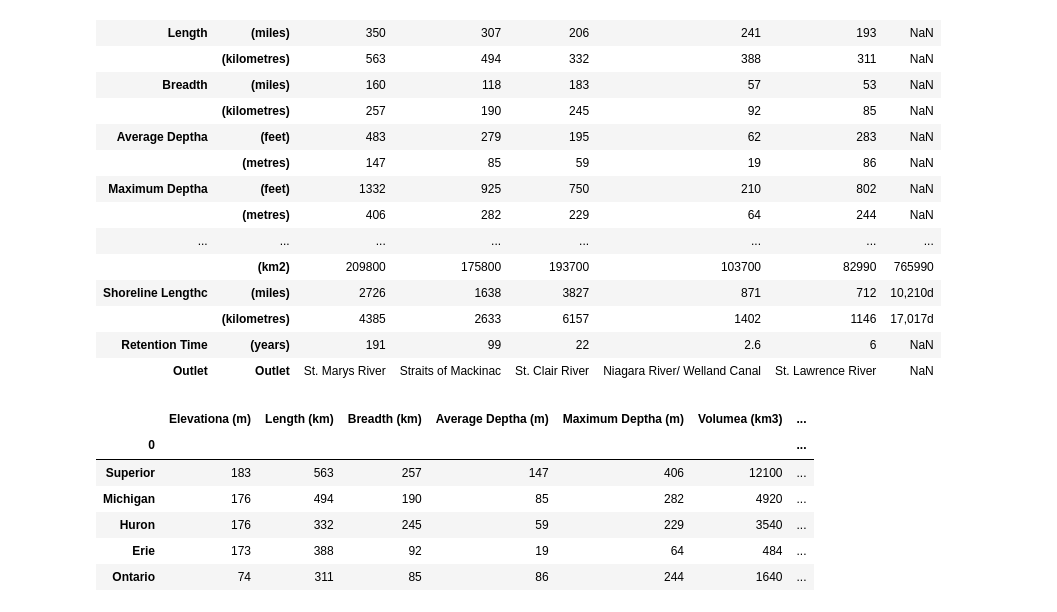
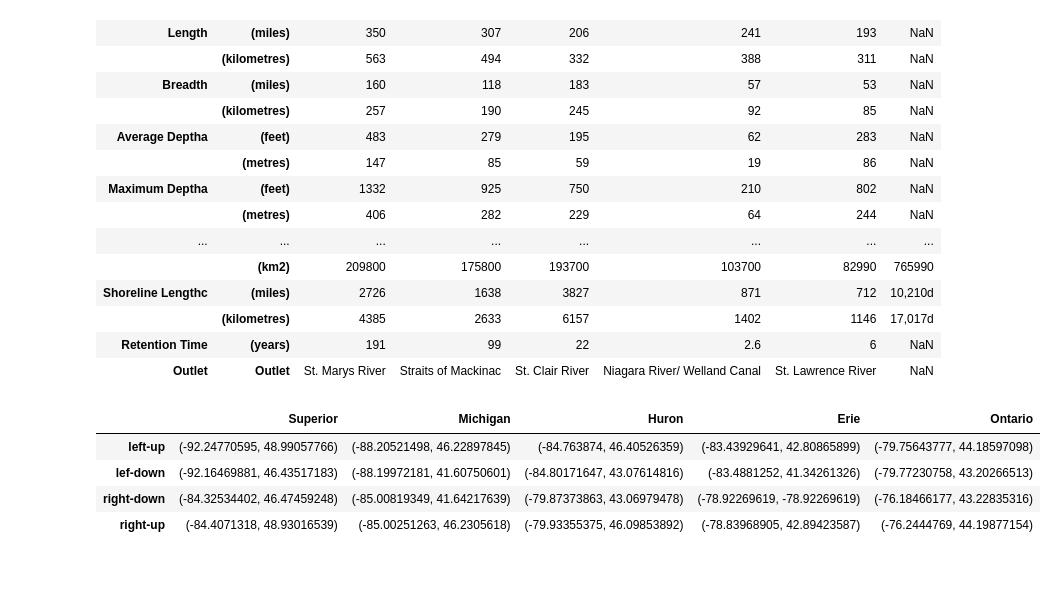
Before and after one commit to JansenKat/SMMBBGKJ-TTH-Prj1, a Jupyter notebook: notebooks/lake_stats.ipynb, the cells around one changed output. Saved outputs shown, nothing was run; the diff lists cells and outputs as text; code cells hidden in the pictures; blank space fills up the shorter version.

Commit message:
long and lat dataframe added to lake_stats

```diff
--- a/notebooks/lake_stats.ipynb
+++ b/notebooks/lake_stats.ipynb
@@ -40,18 +39,3 @@ df_lakes
 |  | (kilometres) | 4385 | 2633 | 6157 | 1402 | 1146 | 17,017d |
 | Retention Time | (years) | 191 | 99 | 22 | 2.6 | 6 | NaN |
 | Outlet | Outlet | St. Marys River | Straits of Mackinac | St. Clair River | Niagara River/ Welland Canal | St. Lawrence River | NaN |
-# %%
-metric_lakes = df_lakes.drop(['(feet)','(miles)','(cu. miles)','(sq. mi.)'],level='Unit').drop(axis=1,columns=['Totals'])
-metric_lakes = metric_lakes.transpose()
-metric_lakes.columns = [' '.join(col).strip()\
-                        .replace('metres','m').replace('kilo','k').replace('years','yr')
-                        for col in metric_lakes.columns.values]
-metric_lakes
-# %% [output]
-|  | Elevationa (m) | Length (km) | Breadth (km) | Average Deptha (m) | Maximum Deptha (m) | Volumea (km3) | ... |
-| 0 |  |  |  |  |  |  | ... |
-| Superior | 183 | 563 | 257 | 147 | 406 | 12100 | ... |
-| Michigan | 176 | 494 | 190 | 85 | 282 | 4920 | ... |
-| Huron | 176 | 332 | 245 | 59 | 229 | 3540 | ... |
-| Erie | 173 | 388 | 92 | 19 | 64 | 484 | ... |
-| Ontario | 74 | 311 | 85 | 86 | 244 | 1640 | ... |
@@ -59,0 +42,19 @@ metric_lakes.to_csv(os.path.join('..','data_files','clean_data','lake_stats.csv'
+# %%
+# initialise data of lists.
+data = {'Superior':[(-92.24770595,48.99057766), (-92.16469881,46.43517183), (-84.32534402,46.47459248), (-84.4071318,48.93016539)],
+        'Michigan':[(-88.20521498,46.22897845), (-88.19972181,41.60750601), (-85.00819349, 41.64217639), (-85.00251263,46.2305618)],
+        'Huron':[(-84.763874,46.40526359), (-84.80171647,43.07614816), (-79.87373863,43.06979478), (-79.93355375,46.09853892)],
+        'Erie':[(-83.43929641,42.80865899), (-83.4881252,41.34261326),(-78.92269619,-78.92269619), (-78.83968905,42.89423587)],
+        'Ontario':[(-79.75643777,44.18597098), (-79.77230758,43.20266513), (-76.18466177,43.22835316), (-76.2444769,44.19877154)]}
+
+# Creates pandas DataFrame.
+df = pd.DataFrame(data, index =['left-up', 'lef-down', 'right-down', 'right-up'])
+
+# print the data
+df
+# %% [output]
+|  | Superior | Michigan | Huron | Erie | Ontario |
+| left-up | (-92.24770595, 48.99057766) | (-88.20521498, 46.22897845) | (-84.763874, 46.40526359) | (-83.43929641, 42.80865899) | (-79.75643777, 44.18597098) |
+| lef-down | (-92.16469881, 46.43517183) | (-88.19972181, 41.60750601) | (-84.80171647, 43.07614816) | (-83.4881252, 41.34261326) | (-79.77230758, 43.20266513) |
+| right-down | (-84.32534402, 46.47459248) | (-85.00819349, 41.64217639) | (-79.87373863, 43.06979478) | (-78.92269619, -78.92269619) | (-76.18466177, 43.22835316) |
+| right-up | (-84.4071318, 48.93016539) | (-85.00251263, 46.2305618) | (-79.93355375, 46.09853892) | (-78.83968905, 42.89423587) | (-76.2444769, 44.19877154) |
```
Also changed, not shown: parts of 2 cells of this notebook, 2 other files.
